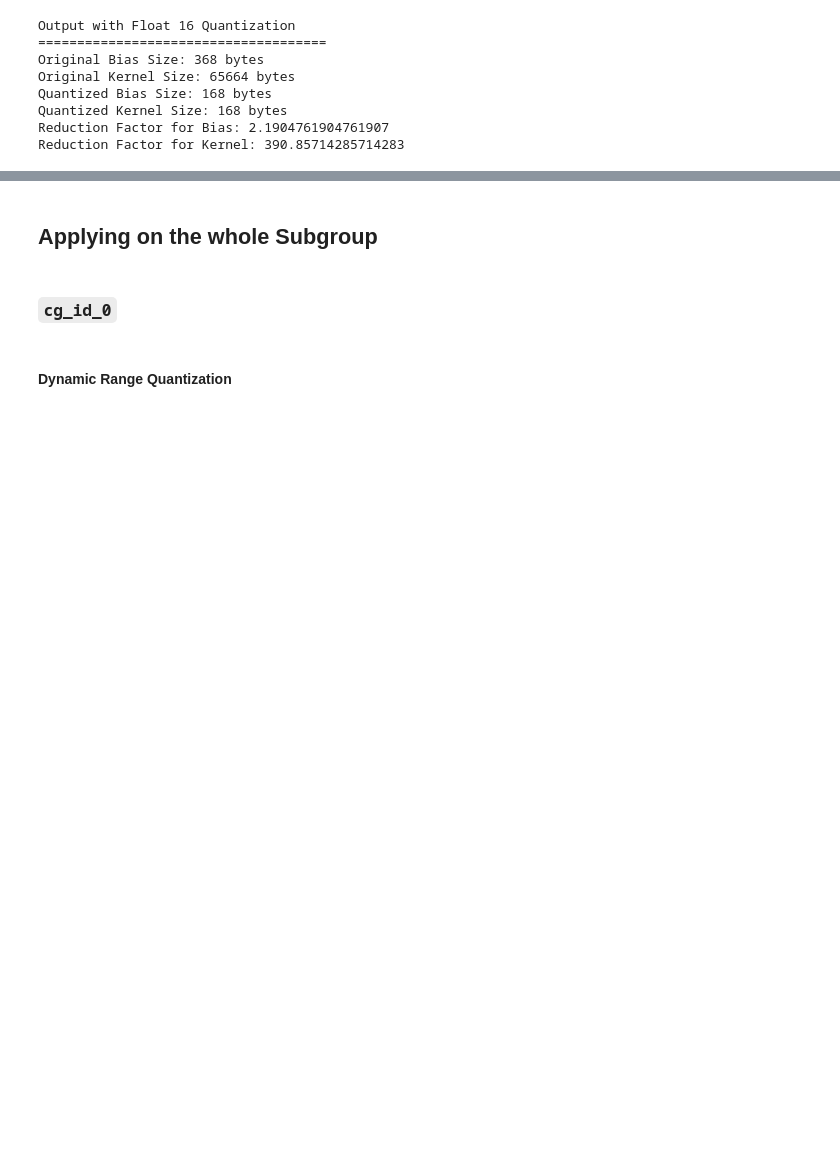
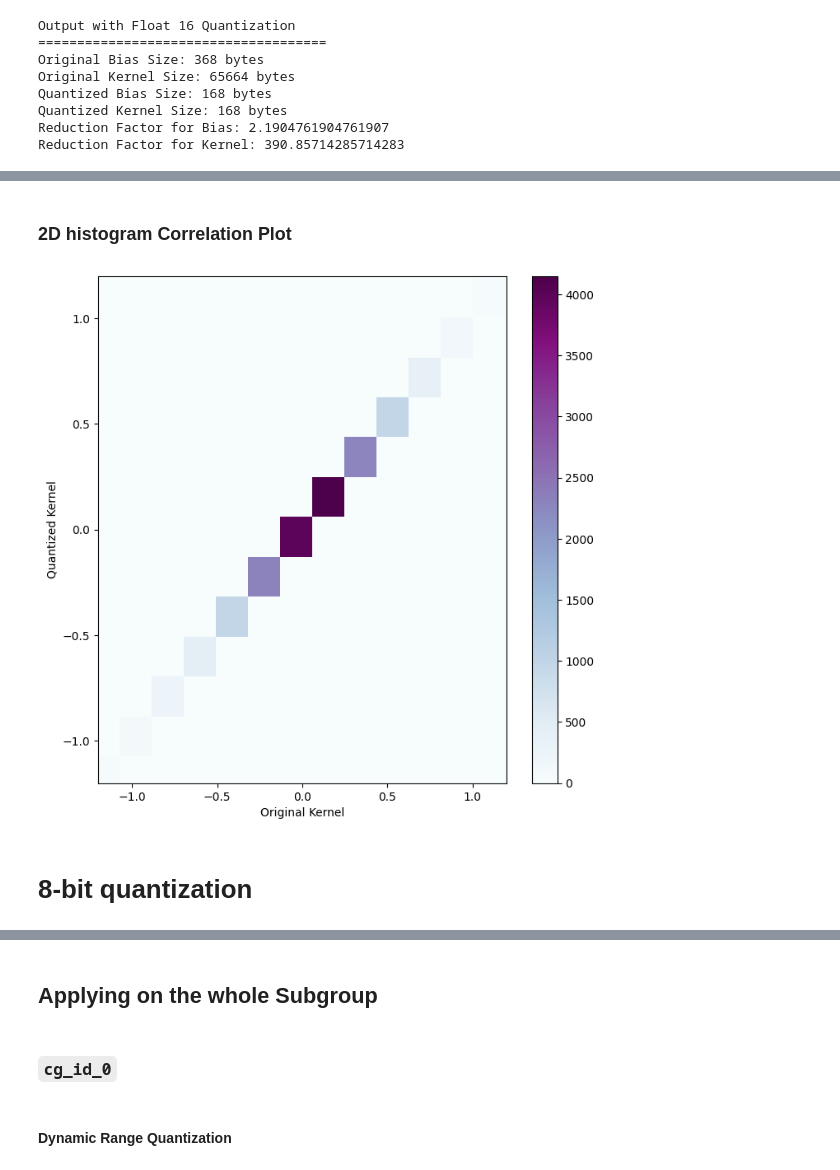
Before and after one commit to raj2022/quantization_prunings, a Jupyter notebook: MLPF_Working/1. Post-Training Quantization.ipynb, the cells around one changed output, grey strips where cells are left out. Drawn from its saved outputs; the diff is of its cells as text; code cells hidden in the pictures; blank space fills up the shorter version.

```diff
--- a/MLPF_Working/1. Post-Training Quantization.ipynb
+++ b/MLPF_Working/1. Post-Training Quantization.ipynb
@@ -442,0 +455,23 @@ Issuses:
+# %% [markdown]
+### 2D histogram Correlation Plot
+# %%
+# Calculate the correlation between original and quantized kernel
+correlation = tf.reduce_sum(tf.multiply(kernel, float16_kernel)).numpy()
+
+# Plotting the 2D histogram
+plt.figure(figsize=(8, 8))
+plt.hist2d(kernel.flatten(), float16_kernel_array.flatten(), bins=(50, 50), cmap='BuPu')
+plt.colorbar()
+
+# Setting x and y lim
+plt.xlim(-1.2,1.2)
+plt.ylim(-1.2,1.2)
+
+plt.xlabel('Original Kernel')
+plt.ylabel('Quantized Kernel')
+# plt.title('2D Correlation Histogram')
+plt.show()
+# %% [output]
+[figure, added]
+# %% [markdown]
+# 8-bit quantization
```
Also changed, not shown: parts of 25 cells of this notebook, 2 other files.
